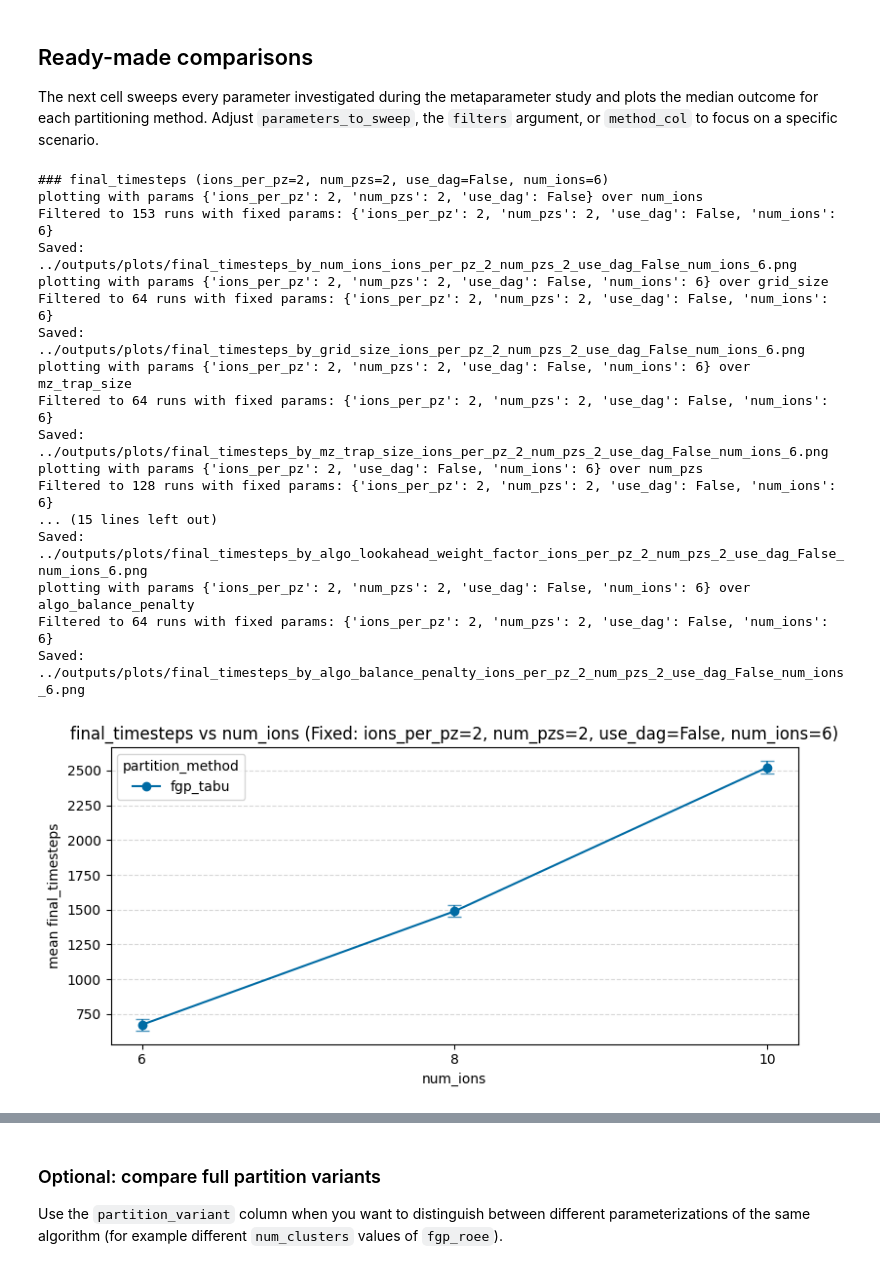
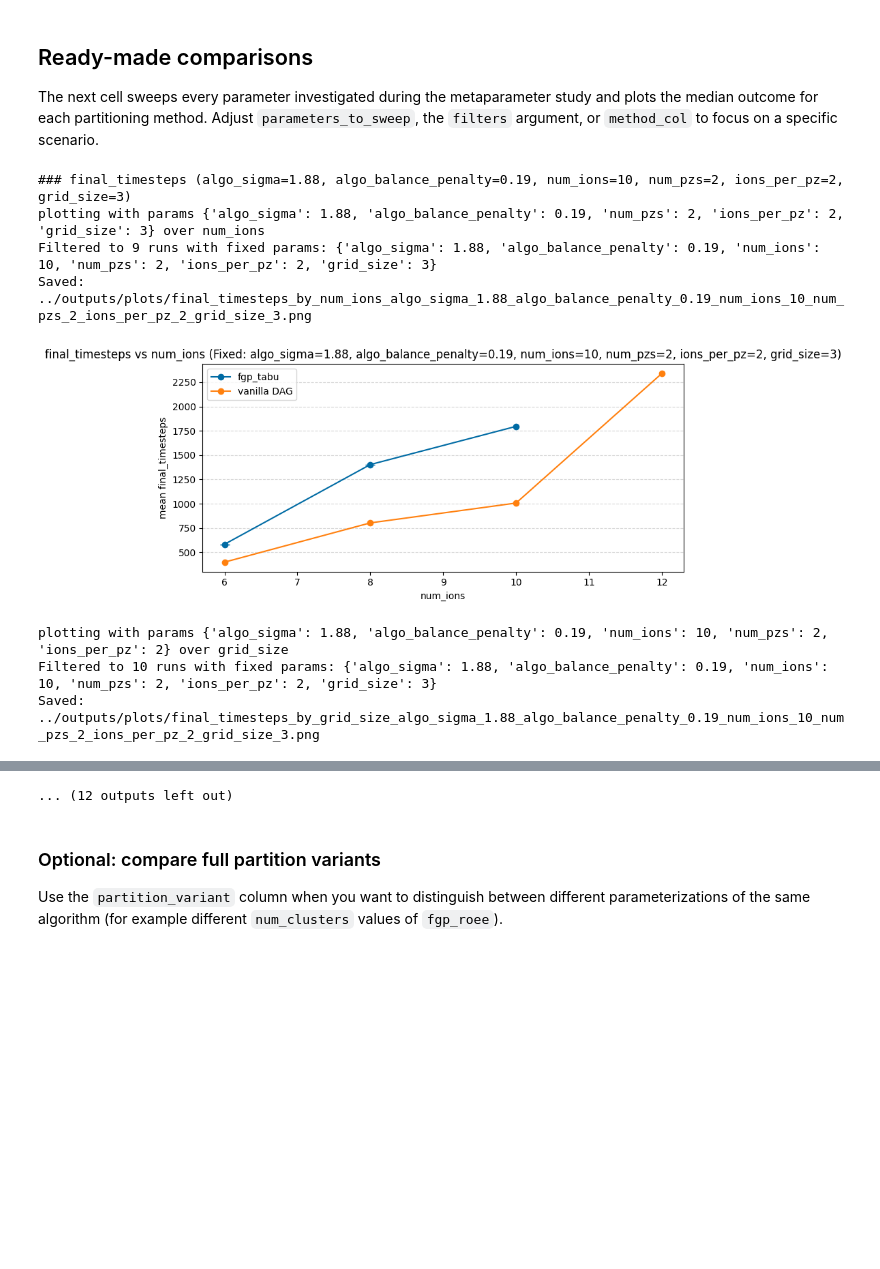
Before and after one commit to linusschulte/ionshuttler, a Jupyter notebook: notebooks/partitioning_comparison.ipynb, the cells around one changed output, grey strips where cells are left out. Cells and saved outputs as stored; diff of their text form; code cells hidden in the pictures; blank space fills up the shorter version.

```diff
--- a/notebooks/partitioning_comparison.ipynb
+++ b/notebooks/partitioning_comparison.ipynb
@@ -293,53 +309,87 @@ summarize_metric(success_df, metric="final_timesteps", varying_param="grid_size"
 
 The next cell sweeps every parameter investigated during the metaparameter study and plots the median outcome for each partitioning method. Adjust `parameters_to_sweep`, the `filters` argument, or `method_col` to focus on a specific scenario.
 # %%
-parameters_to_sweep = ["num_ions", "grid_size", "mz_trap_size", "num_pzs", "ions_per_pz", "use_dag", "enforce_slice_plan", "algo_sigma", "algo_lookahead_weight_factor", "algo_balance_penalty"]
+parameters_to_sweep = ["num_ions", "grid_size", "num_pzs"] #, "algo_lookahead_weight_factor", "algo_balance_penalty"]
 
 # Define fixed parameters for filtering
-fixed_params = {"ions_per_pz": 2, "num_pzs": 2, "use_dag": False, "num_ions": 6}  # Example: fix ions per processing zone to 2
+#fixed_params = {"ions_per_pz": 2, "num_pzs": 2, "num_ions": 6}  # Example: fix ions per processing zone to 2
+#fixed_params = {"algo_sigma" : 1.88, "algo_balance_penalty": 0.19, "ions_per_pz": 2, "num_pzs": 3, "num_ions": 15}
+fixed_params = {"algo_sigma" : 1.88, "algo_balance_penalty": 0.19, "num_ions": 10, "num_pzs": 2, "ions_per_pz": 2, "grid_size": 3}
 
 # Create filtered dataset
 
 # Create suffix for filenames and titles
 if fixed_params:
     param_suffix = "_".join(f"{key}_{value}" for key, value in fixed_params.items())
     title_suffix = ", ".join(f"{key}={value}" for key, value in fixed_params.items())
 else:
     param_suffix = "all"
     title_suffix = "all configurations"
 
-for metric in ["final_timesteps"]:#, "cpu_time_seconds"):
+for metric in ["final_timesteps", "cpu_time_seconds"]:
     print(f"### {metric} ({title_suffix})")
     for param in parameters_to_sweep:
         local_fixed_params = {k: v for k, v in fixed_params.items() if k != param}
         filtered_df = apply_filters(success_df, local_fixed_params)
         print(f"plotting with params {local_fixed_params} over {param}")
         print(f"Filtered to {len(filtered_df)} runs with fixed params: {fixed_params}")
 
-        fig, ax = plot_metric_by_param(filtered_df, metric=metric, varying_param=param, method_col="partition_method")
+        result = plot_metric_by_param(filtered_df, metric=metric, varying_param=param, method_col="partition_method")
+        if result is None:
+            print("No data to plot for this configuration; skipping figure.")
+            continue
+        fig, ax = result
         # Update title to include fixed parameters
         current_title = ax.get_title()
         ax.set_title(f"{current_title} (Fixed: {title_suffix})")
         # Save with descriptive filename
         filename = f"../outputs/plots/{metric}_by_{param}_{param_suffix}.png"
         plt.savefig(filename)
         print(f"Saved: {filename}")
+
+
+        plt.show()
+
+    # Compute and plot efficiency metric (final_timesteps / cpu_time_seconds)
+    print("\n### Efficiency Analysis: final_timesteps / cpu_time_seconds")
+    print("Higher values indicate better efficiency (more timesteps per second of compute)")
+
+    for param in parameters_to_sweep:
+        local_fixed_params = {k: v for k, v in fixed_params.items() if k != param}
+        filtered_df = apply_filters(success_df, local_fixed_params)
+
+        if filtered_df.empty:
+            print(f"No data for parameter {param} with filters {local_fixed_params}")
+            continue
+
+        # Add efficiency metric
+        filtered_df = filtered_df.copy()
+        filtered_df['efficiency'] = filtered_df['final_timesteps'] * filtered_df['cpu_time_seconds']
+
+        print(f"\nplotting efficiency over {param} with fixed params: {local_fixed_params}")
+        print(f"Filtered to {len(filtered_df)} runs")
+
+        result = plot_metric_by_param(filtered_df, metric="efficiency", varying_param=param, method_col="partition_method")
+        if result is None:
+            print("No data to plot for this configuration; skipping figure.")
+            continue
+
+        fig, ax = result
+        current_title = ax.get_title()
+        ax.set_title(f"{current_title} (Fixed: {title_suffix})")
+        ax.set_ylabel("mean efficiency (timesteps/cpu_second)")
+
+        # Save with descriptive filename
+        filename = f"../outputs/plots/efficiency_by_{param}_{param_suffix}.png"
+        plt.savefig(filename)
+        print(f"Saved: {filename}")
+        plt.show()
 # %% [output]
-### final_timesteps (ions_per_pz=2, num_pzs=2, use_dag=False, num_ions=6)
-plotting with params {'ions_per_pz': 2, 'num_pzs': 2, 'use_dag': False} over num_ions
-Filtered to 153 runs with fixed params: {'ions_per_pz': 2, 'num_pzs': 2, 'use_dag': False, 'num_ions': 6}
-Saved: ../outputs/plots/final_timesteps_by_num_ions_ions_per_pz_2_num_pzs_2_use_dag_False_num_ions_6.png
-plotting with params {'ions_per_pz': 2, 'num_pzs': 2, 'use_dag': False, 'num_ions': 6} over grid_size
-Filtered to 64 runs with fixed params: {'ions_per_pz': 2, 'num_pzs': 2, 'use_dag': False, 'num_ions': 6}
-Saved: ../outputs/plots/final_timesteps_by_grid_size_ions_per_pz_2_num_pzs_2_use_dag_False_num_ions_6.png
-plotting with params {'ions_per_pz': 2, 'num_pzs': 2, 'use_dag': False, 'num_ions': 6} over mz_trap_size
-Filtered to 64 runs with fixed params: {'ions_per_pz': 2, 'num_pzs': 2, 'use_dag': False, 'num_ions': 6}
-Saved: ../outputs/plots/final_timesteps_by_mz_trap_size_ions_per_pz_2_num_pzs_2_use_dag_False_num_ions_6.png
-plotting with params {'ions_per_pz': 2, 'use_dag': False, 'num_ions': 6} over num_pzs
-Filtered to 128 runs with fixed params: {'ions_per_pz': 2, 'num_pzs': 2, 'use_dag': False, 'num_ions': 6}
-... (15 lines left out)
-Saved: ../outputs/plots/final_timesteps_by_algo_lookahead_weight_factor_ions_per_pz_2_num_pzs_2_use_dag_False_num_ions_6.png
-plotting with params {'ions_per_pz': 2, 'num_pzs': 2, 'use_dag': False, 'num_ions': 6} over algo_balance_penalty
-Filtered to 64 runs with fixed params: {'ions_per_pz': 2, 'num_pzs': 2, 'use_dag': False, 'num_ions': 6}
-Saved: ../outputs/plots/final_timesteps_by_algo_balance_penalty_ions_per_pz_2_num_pzs_2_use_dag_False_num_ions_6.png
+### final_timesteps (algo_sigma=1.88, algo_balance_penalty=0.19, num_ions=10, num_pzs=2, ions_per_pz=2, grid_size=3)
+plotting with params {'algo_sigma': 1.88, 'algo_balance_penalty': 0.19, 'num_pzs': 2, 'ions_per_pz': 2, 'grid_size': 3} over num_ions
+Filtered to 9 runs with fixed params: {'algo_sigma': 1.88, 'algo_balance_penalty': 0.19, 'num_ions': 10, 'num_pzs': 2, 'ions_per_pz': 2, 'grid_size': 3}
+Saved: ../outputs/plots/final_timesteps_by_num_ions_algo_sigma_1.88_algo_balance_penalty_0.19_num_ions_10_num_pzs_2_ions_per_pz_2_grid_size_3.png
-[figure, old version]
+[figure, new version]
+plotting with params {'algo_sigma': 1.88, 'algo_balance_penalty': 0.19, 'num_ions': 10, 'num_pzs': 2, 'ions_per_pz': 2} over grid_size
+Filtered to 10 runs with fixed params: {'algo_sigma': 1.88, 'algo_balance_penalty': 0.19, 'num_ions': 10, 'num_pzs': 2, 'ions_per_pz': 2, 'grid_size': 3}
+Saved: ../outputs/plots/final_timesteps_by_grid_size_algo_sigma_1.88_algo_balance_penalty_0.19_num_ions_10_num_pzs_2_ions_per_pz_2_grid_size_3.png
@@ -355,3 +416,4 @@ Saved: ../outputs/plots/final_timesteps_by_algo_balance_penalty_ions_per_pz_2_nu
+... (12 outputs left out)
 # %% [markdown]
 ### Optional: compare full partition variants
 
```
Also changed, not shown: parts of 9 cells of this notebook, 5 other files.
